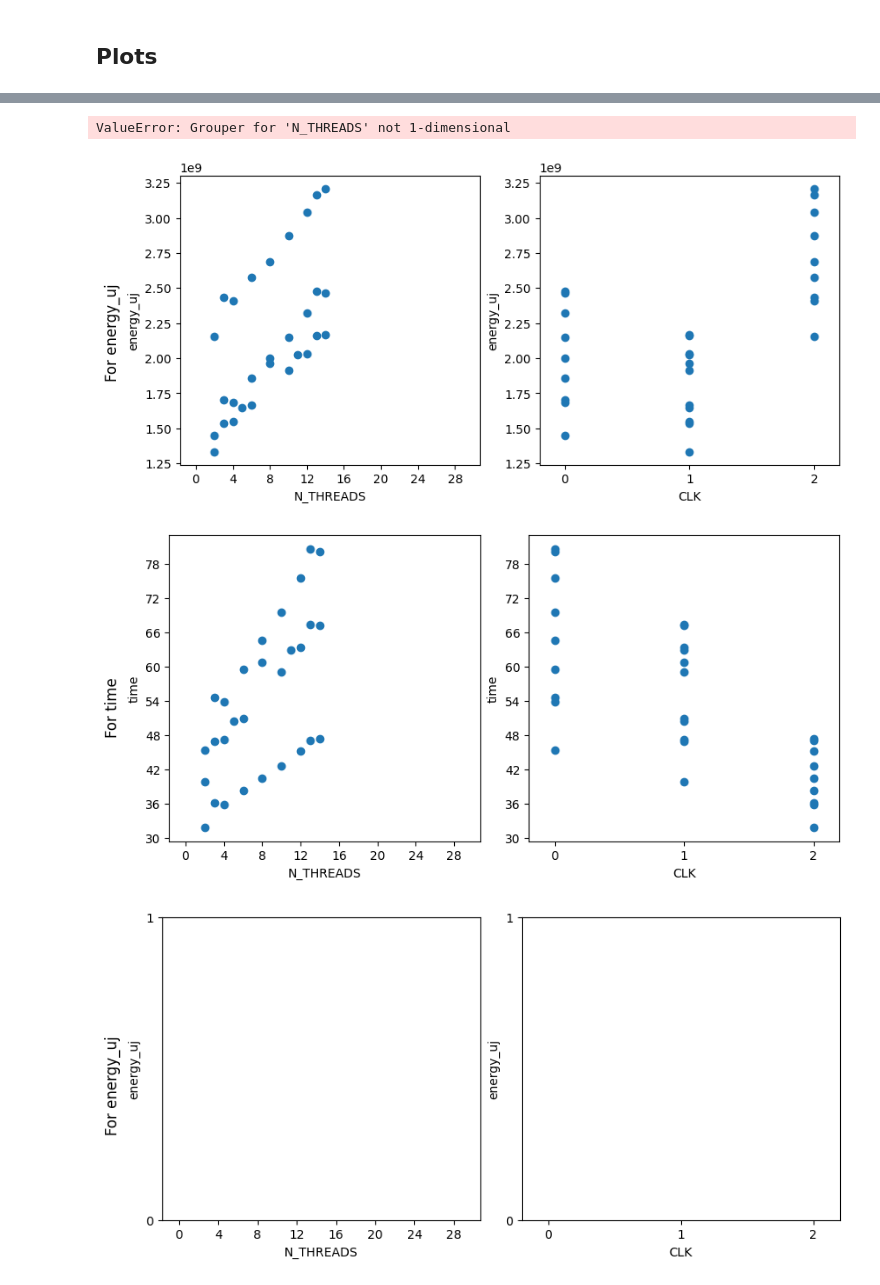
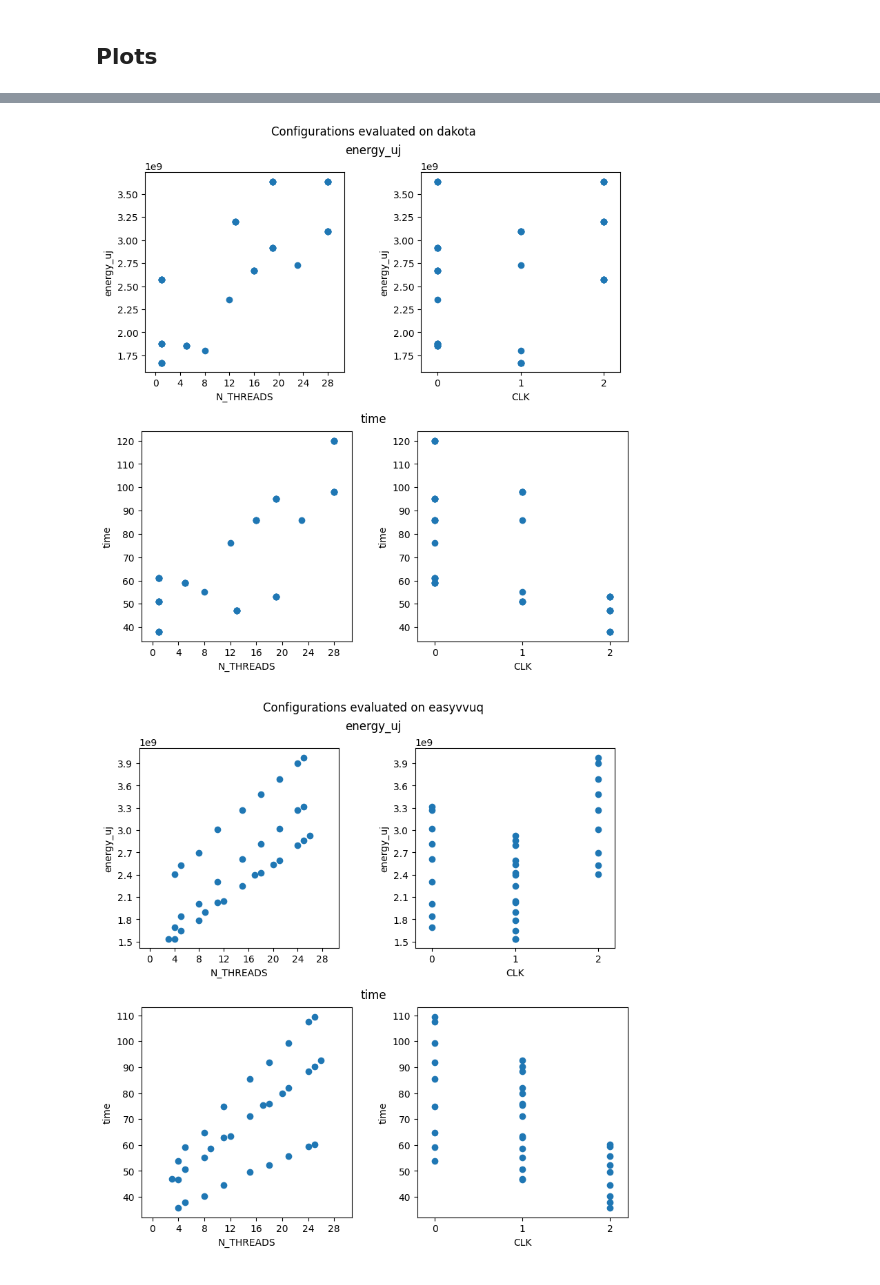
Before and after one commit to Jubarte27/energyuq, a Jupyter notebook: scenarios/main/energy_analysis.ipynb, the cells around one changed output, grey strips where cells are left out. Drawn from its saved outputs; the diff is of its cells as text; code cells hidden in the pictures.

```diff
--- a/scenarios/main/energy_analysis.ipynb
+++ b/scenarios/main/energy_analysis.ipynb
@@ -43,4 +46,11 @@ plot.plot_grid_2D(analysis, sampler)
 # %%
-plot.plot_grid_2D_best(df, qoi, (qoi, 0))
-plot.plot_grid_2D_best(df, "time", ("time", 0))
+for name, result in result_set.items():
+    fig = plt.figure(figsize=(8,8), layout="constrained")
+    fig.suptitle(f"Configurations evaluated on {name} and their cost")
+    fs = fig.subfigures(1, 2)
+    c=0
+    for qoi in qois:
+        f = plot.plot_grid_2D_best(result, qoi, subfig=fs[c])
+        f.suptitle(qoi)
+        c += 1
 # %% [output]
@@ -51,4 +61,13 @@ plot.plot_grid_2D_best(df, "time", ("time", 0))
 # %%
-plot.plot_sorted(df, qoi)
-plot.plot_sorted(df, "time")
+for name, result in result_set.items():
+    fig = plt.figure(figsize=(8,8), layout="constrained")
+    fig.suptitle(f"Configurations evaluated on {name}")
+    fs = fig.subfigures(1, 2) #could be more that 2
+    c=0
+    for qoi in qois:
+        if qoi not in result.qois:
+            continue
+        f = plot.plot_sorted(result, qoi, subfig=fs[c])
+        f.suptitle(f'sorted by {qoi}')
+        c+=1
 # %% [output]
@@ -59,10 +78,17 @@ plot.plot_sorted(df, "time")
 # %%
-plot.plot_2D_single_dimension(df, qoi)
-plot.plot_2D_single_dimension(df, "time")
-plot.plot_boxplot(df, qoi)
-plot.plot_boxplot(df, "time")
+
+for name, result in result_set.items():
+    fig = plt.figure(figsize=(8,8), layout="constrained")
+    fig.suptitle(f"Configurations evaluated on {name}")
+    fs = fig.subfigures(2, 1) #could be more that 2
+    c=0
+    for qoi in qois:
+        if qoi not in result.qois:
+            continue
+        f = plot.plot_2D_single_dimension(result, qoi, subfig=fs[c])
+        f.suptitle(qoi)
+        c+=1
+    fig.align_titles()
 # %% [output]
-ValueError: Grouper for 'N_THREADS' not 1-dimensional
-[figure, old version]
+[figure, new version]
-[figure, old version]
+[figure, new version]
-[figure, removed]
```
Also changed, not shown: parts of 18 cells of this notebook, 6 other files.
